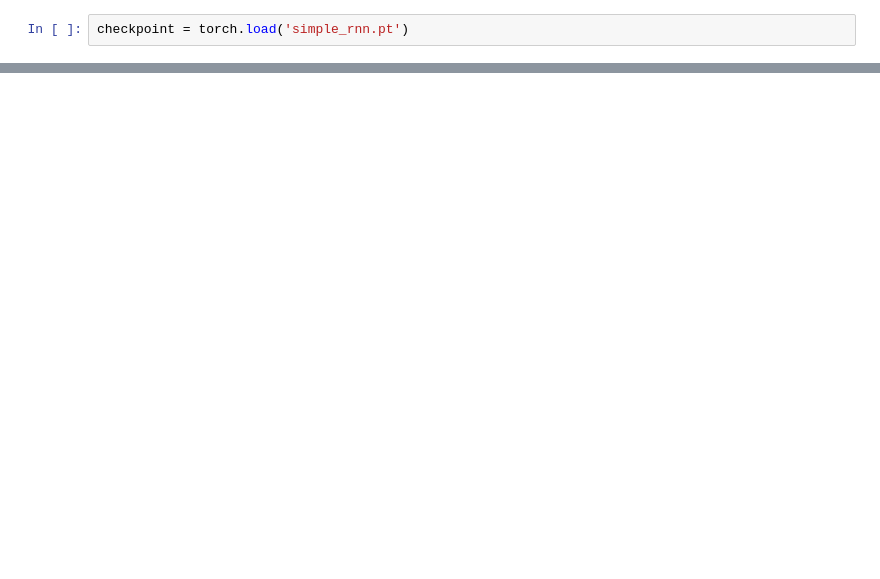
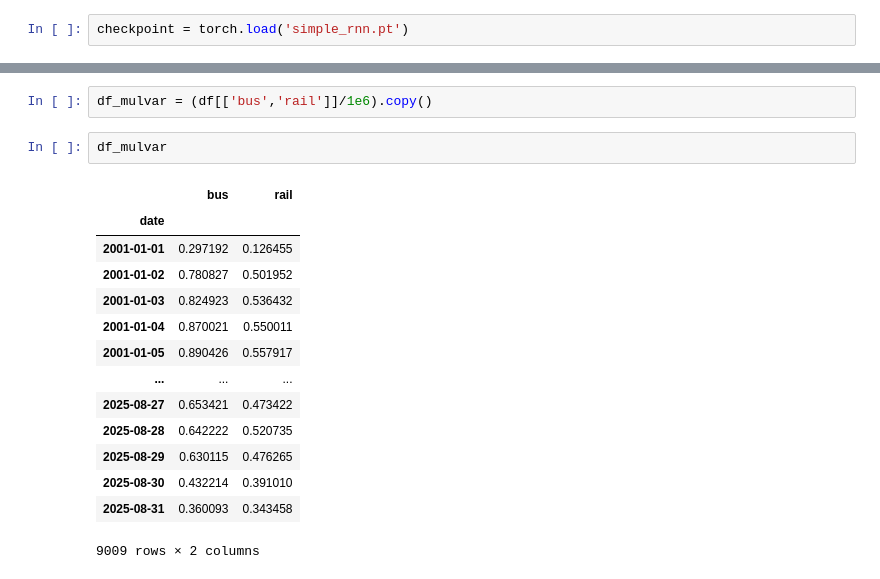
Before and after one commit to BlaiseMarvin/Machine-Learning-and-Big-Data-Analytics, a Jupyter notebook: deep_learning_2/sequential_data/notebook4.ipynb, the cells around one changed output, grey strips where cells are left out. Cells and saved outputs as stored; diff of their text form; blank space fills up the shorter version.

```diff
--- a/deep_learning_2/sequential_data/notebook4.ipynb
+++ b/deep_learning_2/sequential_data/notebook4.ipynb
@@ -474,0 +777,19 @@ checkpoint['metric']*1e6
+# %%
+df_mulvar = (df[['bus','rail']]/1e6).copy()
+# %%
+df_mulvar
+# %% [output]
+|  | bus | rail |
+| date |  |  |
+| 2001-01-01 | 0.297192 | 0.126455 |
+| 2001-01-02 | 0.780827 | 0.501952 |
+| 2001-01-03 | 0.824923 | 0.536432 |
+| 2001-01-04 | 0.870021 | 0.550011 |
+| 2001-01-05 | 0.890426 | 0.557917 |
+| ... | ... | ... |
+| 2025-08-27 | 0.653421 | 0.473422 |
+| 2025-08-28 | 0.642222 | 0.520735 |
+| 2025-08-29 | 0.630115 | 0.476265 |
+| 2025-08-30 | 0.432214 | 0.391010 |
+| 2025-08-31 | 0.360093 | 0.343458 |
+9009 rows × 2 columns
```
Also changed, not shown: parts of 90 cells of this notebook, 16 other files.
